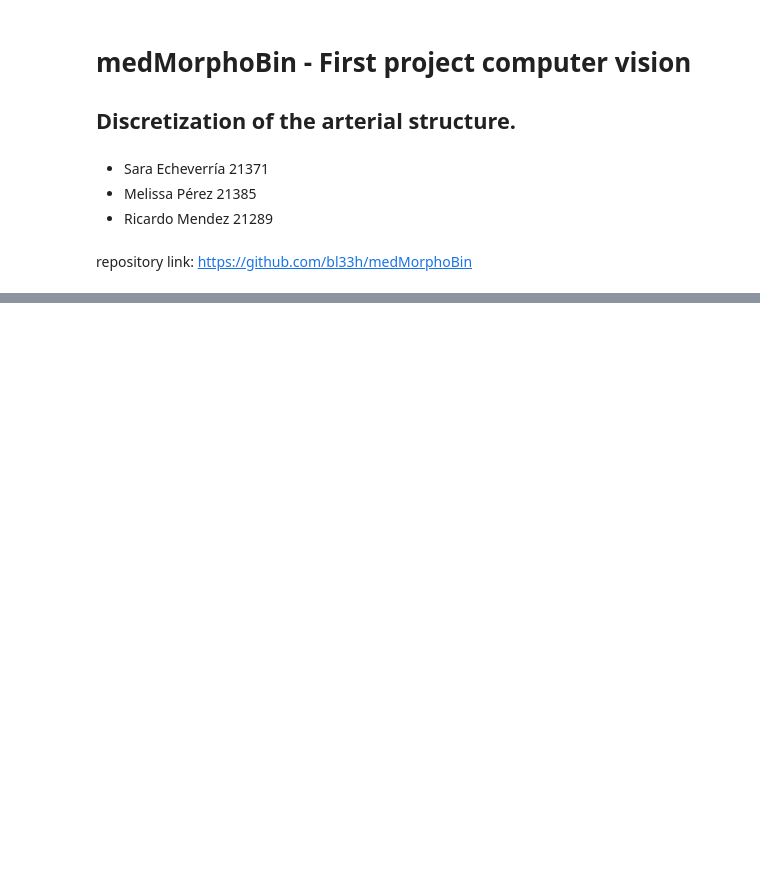
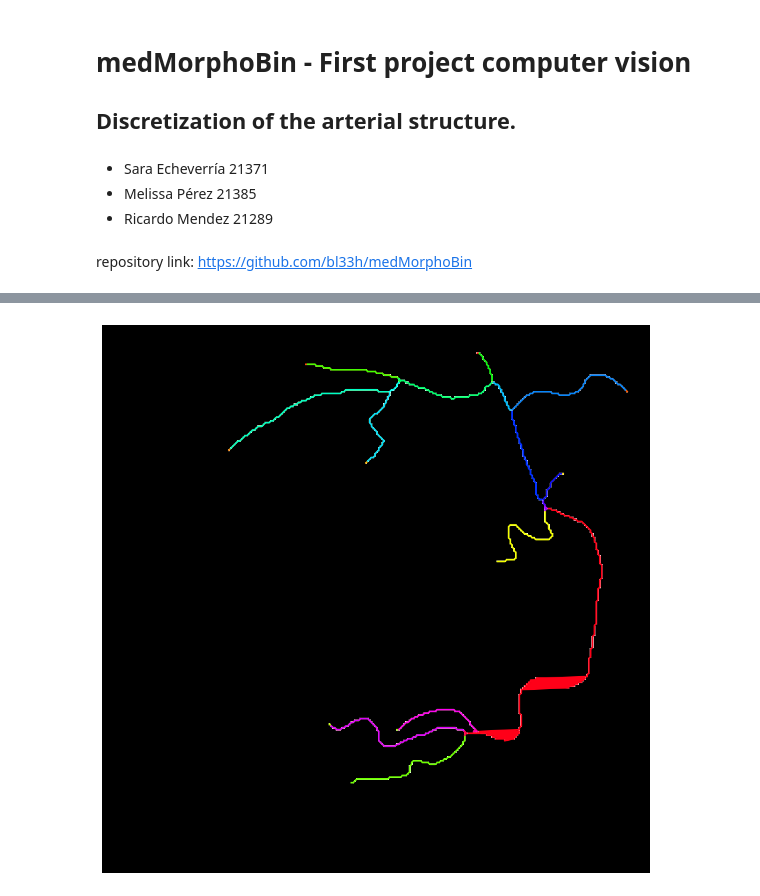
Before and after one commit to bl33h/medMorphoBin, a Jupyter notebook: src/SecondProblem.ipynb, the cells around one changed output, grey strips where cells are left out. Saved outputs shown, nothing was run; the diff lists cells and outputs as text; code cells hidden in the pictures; blank space fills up the shorter version.

```diff
--- a/src/SecondProblem.ipynb
+++ b/src/SecondProblem.ipynb
@@ -148,6 +147,23 @@ used_coords = set(tuple(coord) for path in intermediate_paths for coord in path)
 unused_intermediate_coords = [coord for coord in intermediate_coords if tuple(coord) not in used_coords]
 if unused_intermediate_coords and len(unused_intermediate_coords) > 1:
     intermediate_paths.append(unused_intermediate_coords)
+# %%
+colors = plt.cm.get_cmap('hsv', len(intermediate_paths))
+
+# Visualize the paths on the skeleton image
+plt.figure(figsize=(12, 12))
+plt.imshow(skeleton, cmap='gray', zorder=0)
+plt.axis('off')
+
+# Plot each path with a different color
+for idx, path in enumerate(intermediate_paths):
+    path = np.array(path)
+    color = colors(idx)
+    plt.plot(path[:, 1], path[:, 0], color=color, linewidth=2, zorder=1)
+
+plt.show()
+# %% [output]
+[figure, added]
 # %%
 def path_variation(path):
     path = np.array(path)
```
Also changed, not shown: parts of 9 cells of this notebook, 2 other files.
